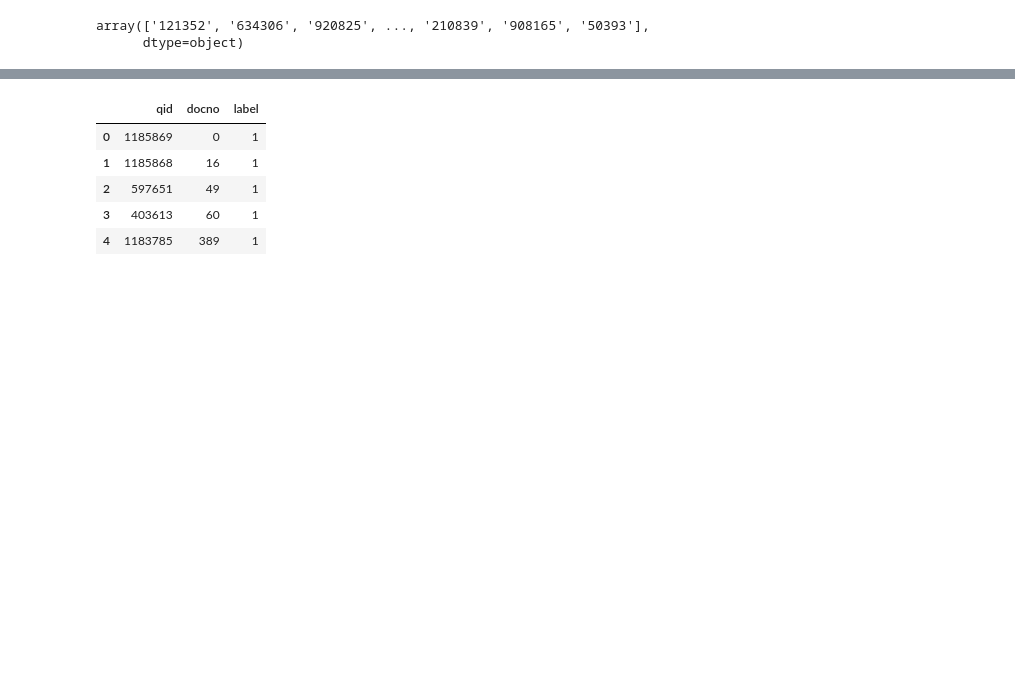
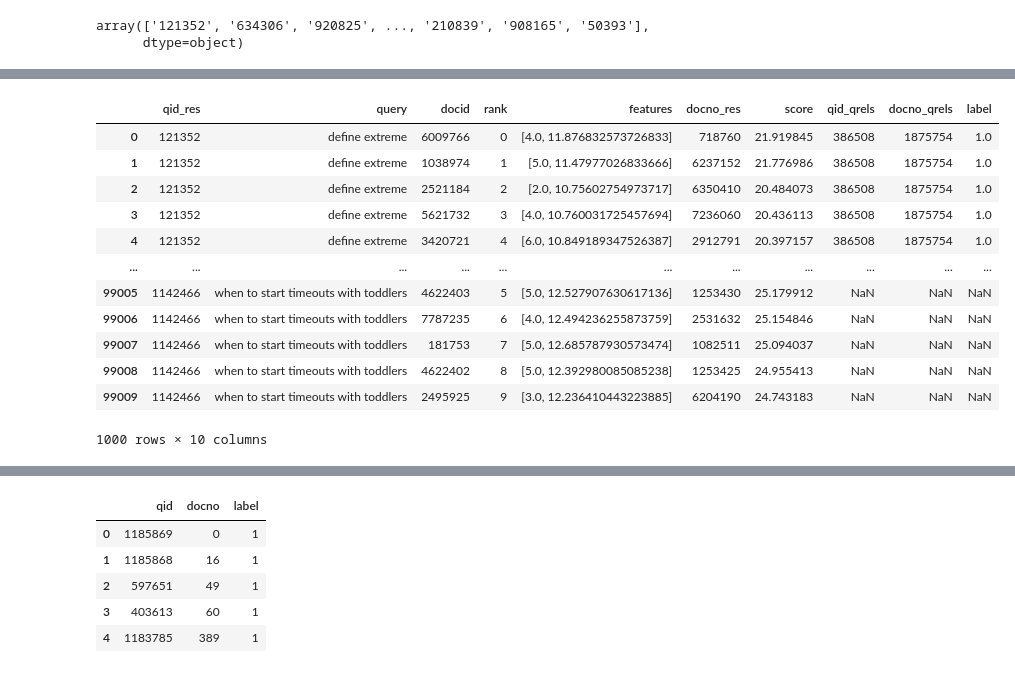
Before and after one commit to anujinho/IN4325-IR, a Jupyter notebook: learning_to_rank.ipynb, the cells around one changed output, grey strips where cells are left out. Drawn from its saved outputs; the diff is of its cells as text; code cells hidden in the pictures; blank space fills up the shorter version.

```diff
--- a/learning_to_rank.ipynb
+++ b/learning_to_rank.ipynb
@@ -63,0 +73,2 @@ array(['121352', '634306', '920825', ..., '210839', '908165', '50393'],
+# %%
+train_qrels = ds.get_qrels('train')
@@ -63,0 +84,6 @@ array(['121352', '634306', '920825', ..., '210839', '908165', '50393'],
+# %%
+train_mil_queries = df[:1000].copy()
+va_mil_queries = df[100:201].copy()
+# %%
+res = pipeline(train_mil_queries)
+pt.io.write_results(res, 'featureFile_100q', format='letor')
@@ -63,0 +93,18 @@ array(['121352', '634306', '920825', ..., '210839', '908165', '50393'],
+# %%
+res = res.astype({'qid': 'int64'})
+# %%
+res.join(train_qrels, on='qid', how='left', lsuffix='_res', rsuffix='_qrels')
+# %% [output]
+|  | qid_res | query | docid | rank | features | docno_res | score | qid_qrels | docno_qrels | label |
+| 0 | 121352 | define extreme | 6009766 | 0 | [4.0, 11.876832573726833] | 718760 | 21.919845 | 386508 | 1875754 | 1.0 |
+| 1 | 121352 | define extreme | 1038974 | 1 | [5.0, 11.47977026833666] | 6237152 | 21.776986 | 386508 | 1875754 | 1.0 |
+| 2 | 121352 | define extreme | 2521184 | 2 | [2.0, 10.75602754973717] | 6350410 | 20.484073 | 386508 | 1875754 | 1.0 |
+| 3 | 121352 | define extreme | 5621732 | 3 | [4.0, 10.760031725457694] | 7236060 | 20.436113 | 386508 | 1875754 | 1.0 |
+| 4 | 121352 | define extreme | 3420721 | 4 | [6.0, 10.849189347526387] | 2912791 | 20.397157 | 386508 | 1875754 | 1.0 |
+| ... | ... | ... | ... | ... | ... | ... | ... | ... | ... | ... |
+| 99005 | 1142466 | when to start timeouts with toddlers | 4622403 | 5 | [5.0, 12.527907630617136] | 1253430 | 25.179912 | NaN | NaN | NaN |
+| 99006 | 1142466 | when to start timeouts with toddlers | 7787235 | 6 | [4.0, 12.494236255873759] | 2531632 | 25.154846 | NaN | NaN | NaN |
+| 99007 | 1142466 | when to start timeouts with toddlers | 181753 | 7 | [5.0, 12.685787930573474] | 1082511 | 25.094037 | NaN | NaN | NaN |
+| 99008 | 1142466 | when to start timeouts with toddlers | 4622402 | 8 | [5.0, 12.392980085085238] | 1253425 | 24.955413 | NaN | NaN | NaN |
+| 99009 | 1142466 | when to start timeouts with toddlers | 2495925 | 9 | [3.0, 12.236410443223885] | 6204190 | 24.743183 | NaN | NaN | NaN |
+1000 rows × 10 columns
```
Also changed, not shown: parts of 9 cells of this notebook.
